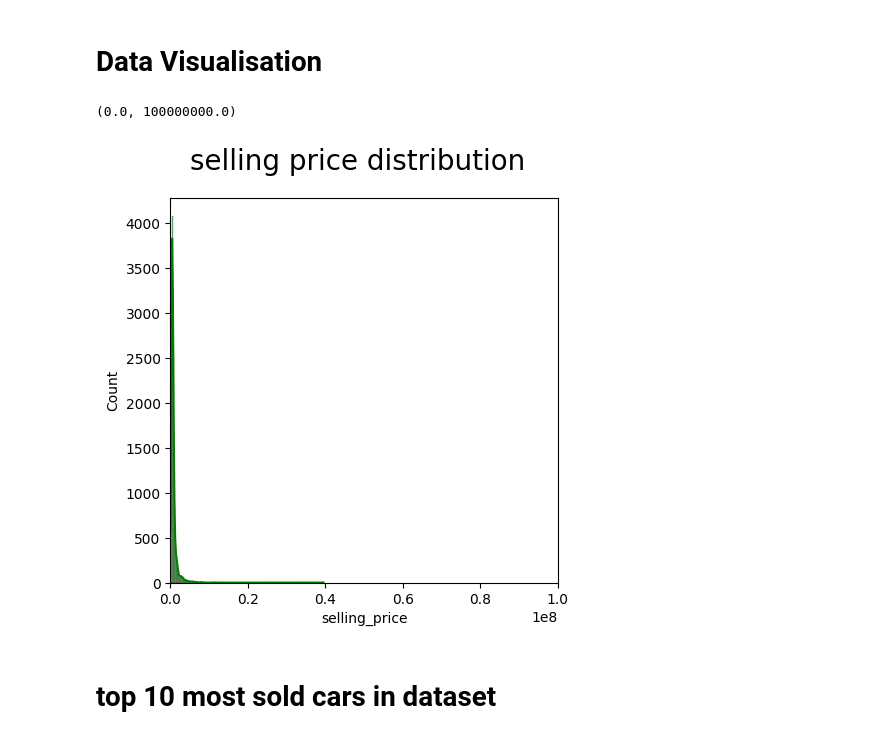
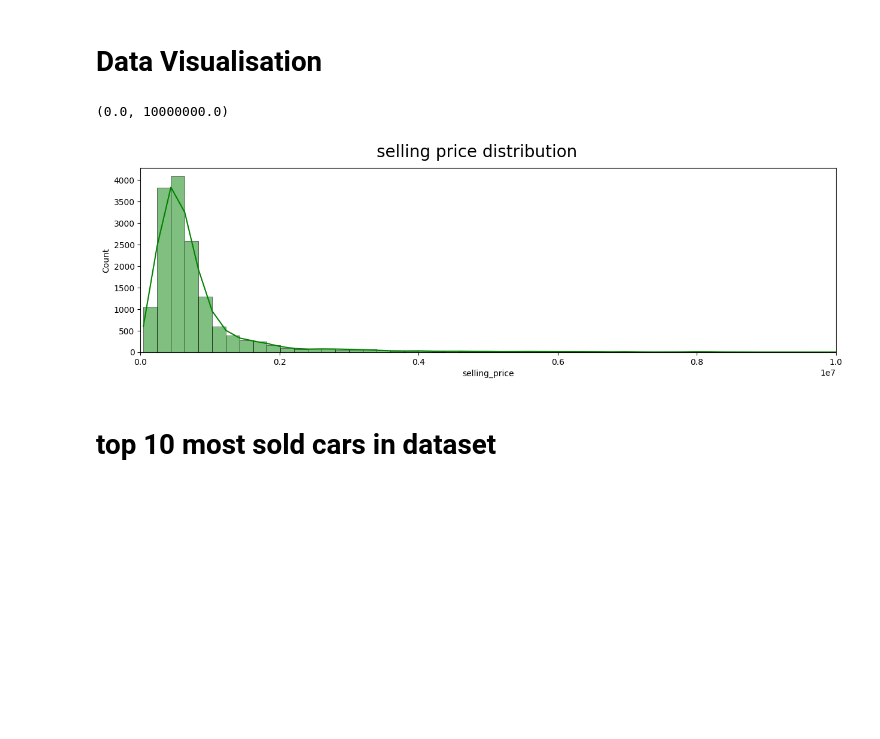
Before and after one commit to priyanshusaini566/project-car_price_prediction, a Jupyter notebook: main.ipynb, the cells around one changed output. Drawn from its saved outputs; the diff is of its cells as text; code cells hidden in the pictures; blank space fills up the shorter version.

```diff
--- a/main.ipynb
+++ b/main.ipynb
@@ -467,13 +468,13 @@ sns.heatmap(df[numerical_features].corr(), annot=True, cmap='plasma', vmin=-1, v
 # Data Visualisation
 # %%
 # selling price distribution
-plt.figure(figsize=(5,5))
+plt.figure(figsize=(15,4))
 plt.suptitle("selling price distribution",fontsize=20)
 sns.histplot(x=df['selling_price'],bins=200,color='g',kde=True)
-plt.xlim(0,100000000)
+plt.xlim(0,10000000)
 # %% [output]
-(0.0, 100000000.0)
+(0.0, 10000000.0)
-[figure, old version]
+[figure, new version]
 # %% [markdown]
 # top 10 most sold cars in dataset
 # %%
```
Also changed, not shown: parts of 39 cells of this notebook, 9 other files.
